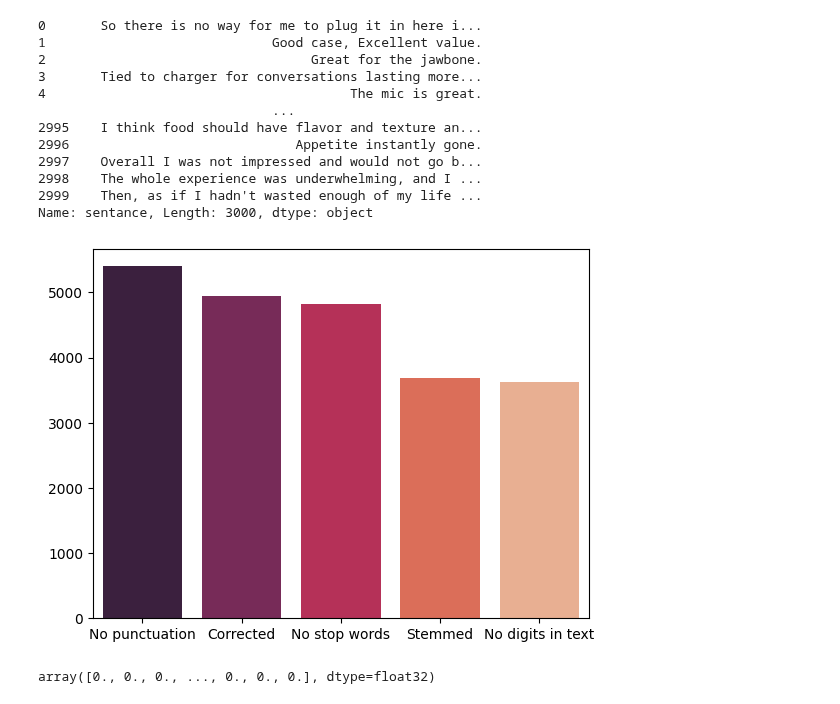
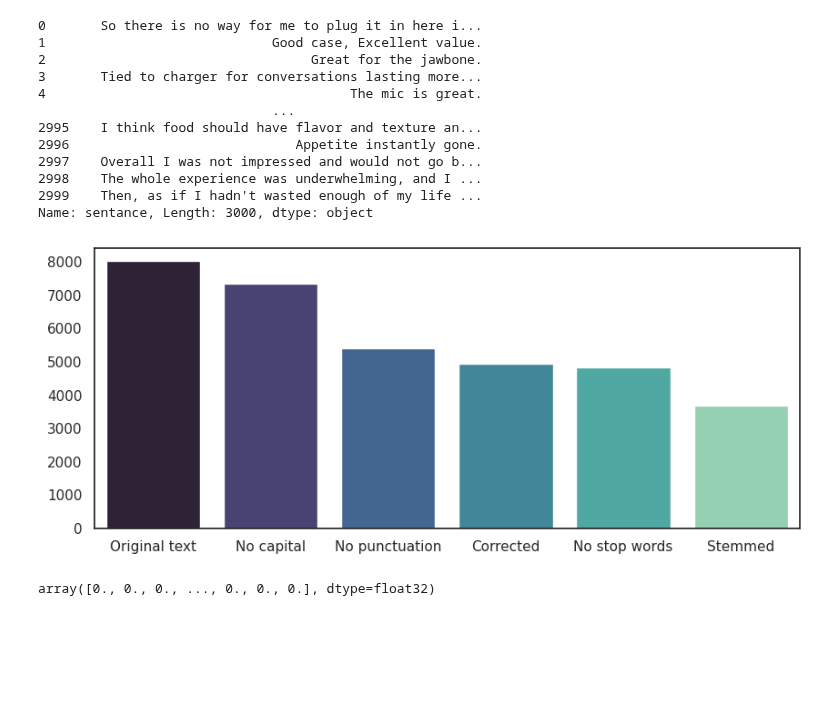
Before and after one commit to mjtalaska/Sentiment-analysis-feedforward, a Jupyter notebook: sentiment-analysis-with-feedforward-neural-network.ipynb, the cells around one changed output. Saved outputs shown, nothing was run; the diff lists cells and outputs as text; code cells hidden in the pictures; blank space fills up the shorter version.

```diff
--- a/sentiment-analysis-with-feedforward-neural-network.ipynb
+++ b/sentiment-analysis-with-feedforward-neural-network.ipynb
@@ -153,7 +159,11 @@ Name: sentance, Length: 3000, dtype: object
 # %%
 words = {}
 
+words['Original text'] = count_unique(x)
+
 x = x.map(lambda x : x.lower())
+words['No capital'] = count_unique(x)
+
 x = x.map(lambda x : remove_punc(x))
 words['No punctuation'] = count_unique(x)
 
@@ -166,13 +176,15 @@ words['No stop words'] = count_unique(x)
 x = x.map(lambda x : stemming(x))
 words['Stemmed'] = count_unique(x)
 
-x = x.map(lambda x : remove_numbers(x))
-words['No digits in text'] = count_unique(x)
+#x = x.map(lambda x : remove_numbers(x))
+#words['No digits in text'] = count_unique(x)
 # %%
-sns.barplot(x=list(words.keys()), y=list(words.values()), palette='rocket')
+sns.set(rc={"figure.figsize":(10, 4)})
+sns.set_style("white")
+sns.barplot(x=list(words.keys()), y=list(words.values()), palette='mako')
 plt.show()
 # %% [output]
-[figure, old version]
+[figure, new version]
 # %%
 x_train, x_test, y_train, y_test = train_test_split(x, y, test_size=0.3, stratify=y, random_state=42)
 # %%
```
Also changed, not shown: parts of 18 cells of this notebook.
